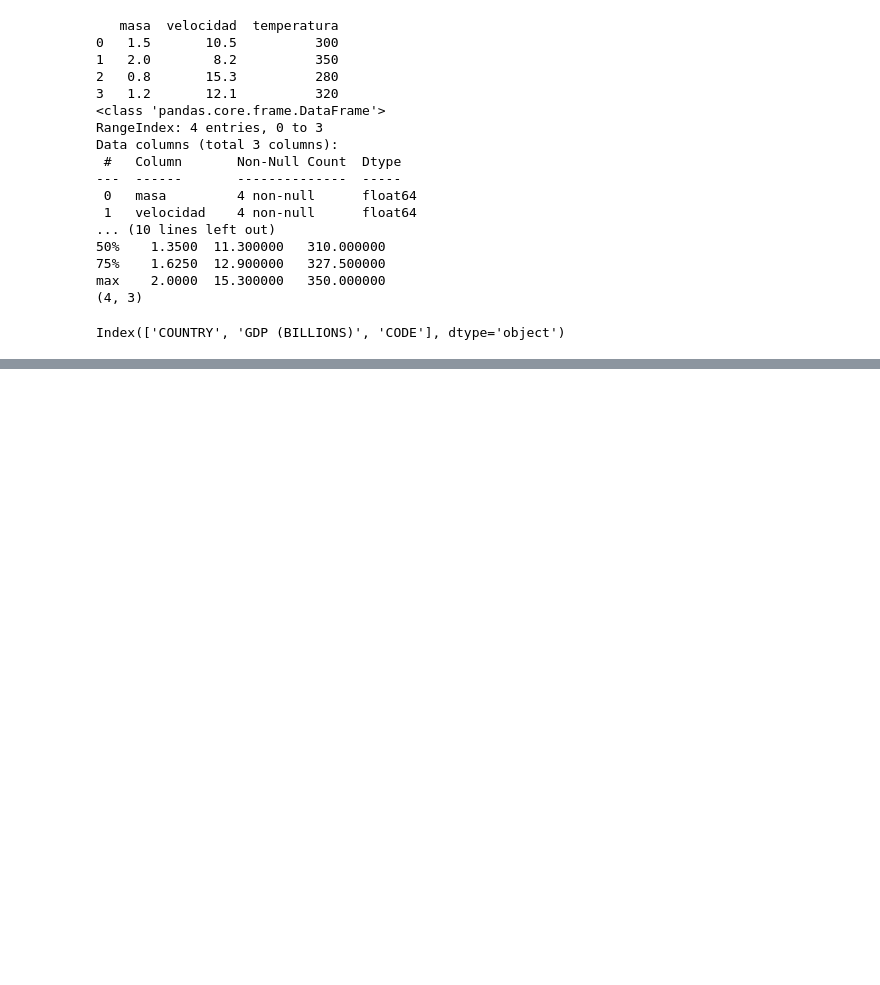
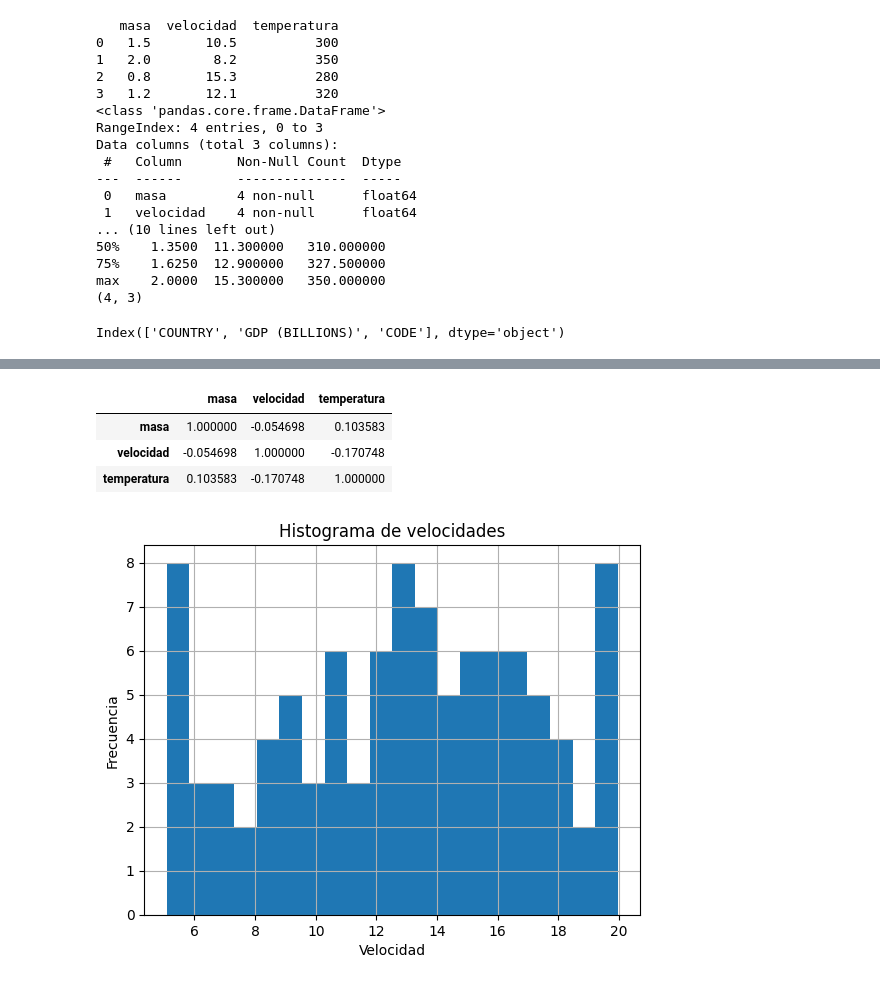
Before and after one commit to jperaltac/pcfi161, a Jupyter notebook: lectures/Test.ipynb, the cells around one changed output, grey strips where cells are left out. Cells and saved outputs as stored; diff of their text form; code cells hidden in the pictures; blank space fills up the shorter version.

```diff
--- a/lectures/Test.ipynb
+++ b/lectures/Test.ipynb
@@ -394,0 +522,11 @@ Index(['COUNTRY', 'GDP (BILLIONS)', 'CODE'], dtype='object')
+# %%
+import random
+import pandas as pd
+# Creamos un DataFrame de ejemplo con datos aleatorios con 100 filas
+data = {
+    'masa': [random.uniform(0.5, 2.0) for _ in range(100)],
+    'velocidad': [random.uniform(5.0, 20.0) for _ in range(100)],
+    'temperatura': [random.randint(0, 400) for _ in range(100)]
+}
+df = pd.DataFrame(data)
+df
@@ -394,0 +547,4 @@ Index(['COUNTRY', 'GDP (BILLIONS)', 'CODE'], dtype='object')
+# %%
+df['categoria'] = pd.cut(df['temperatura'], bins=[0,273,373,1000], labels=['Solido','Liquido','Gaseoso'])
+
+df
@@ -394,0 +631,10 @@ Index(['COUNTRY', 'GDP (BILLIONS)', 'CODE'], dtype='object')
+# %%
+correlations = df[['masa', 'velocidad', 'temperatura']].corr()
+correlations
+# Cuales son los valores que puede tomar .corr()?
+# La función .corr() puede devolver:
+# %% [output]
+|  | masa | velocidad | temperatura |
+| masa | 1.000000 | -0.054698 | 0.103583 |
+| velocidad | -0.054698 | 1.000000 | -0.170748 |
+| temperatura | 0.103583 | -0.170748 | 1.000000 |
@@ -394,0 +644,13 @@ Index(['COUNTRY', 'GDP (BILLIONS)', 'CODE'], dtype='object')
+# %%
+idx_temp = random.sample(range(100), 50)
+df.loc[idx_temp, 'temperatura'] = np.nan
+# %%
+import matplotlib.pyplot as plt
+
+df['velocidad'].hist(bins=20)
+plt.title('Histograma de velocidades')
+plt.xlabel('Velocidad')
+plt.ylabel('Frecuencia')
+plt.show()
+# %% [output]
+[figure, added]
```
Also changed, not shown: parts of 38 cells of this notebook, 44 other files.
